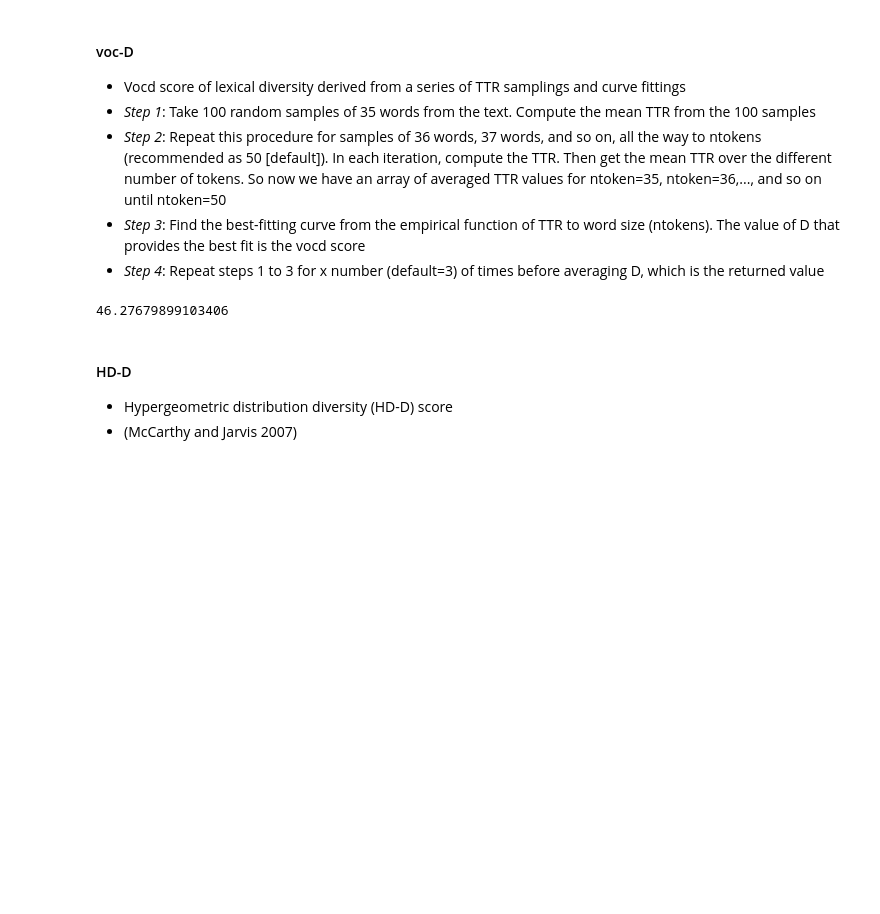
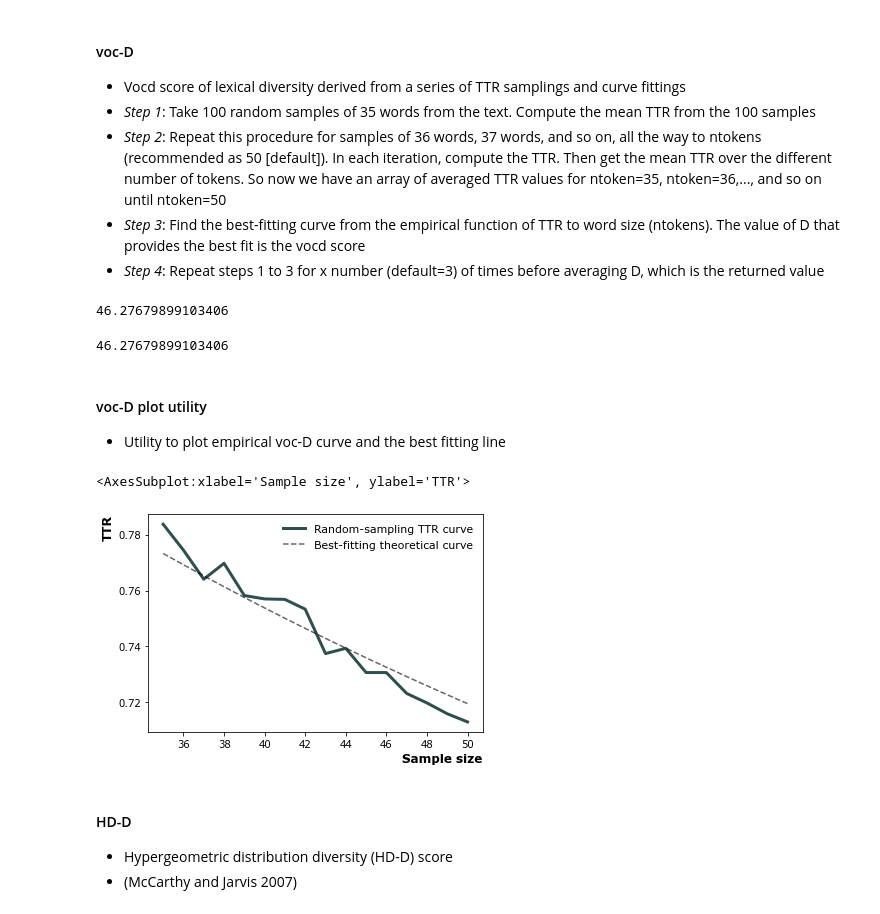
Before and after one commit to LSYS/LexicalRichness, a Jupyter notebook: docs/example.ipynb, the cells around one changed output. Drawn from its saved outputs; the diff is of its cells as text; code cells hidden in the pictures; blank space fills up the shorter version.

Commit message:
Add utility to plot voc-D curve
Add utility to plot empirical voc-D curve (closes #60)

```diff
--- a/docs/example.ipynb
+++ b/docs/example.ipynb
@@ -156,6 +160,23 @@ lex.vocd(
 )
 # %% [output]
 46.27679899103406
+# %%
+lex.vocd()
+# %% [output]
+46.27679899103406
+# %% [markdown]
+#### voc-D plot utility
+* Utility to plot empirical voc-D curve and the best fitting line
+# %%
+lex.vocd_fig(
+    ntokens=50,  # Maximum number for the token/word size in the random samplings
+    within_sample=100,  # Number of samples
+    seed=42,  # Seed for reproducibility
+    savepath="images/vocd.png",
+)
+# %% [output]
+<AxesSubplot:xlabel='Sample size', ylabel='TTR'>
+[figure, added]
 # %% [markdown]
 #### HD-D
 * Hypergeometric distribution diversity (HD-D) score
```
Also changed, not shown: parts of 1 cell of this notebook, 7 other files.
